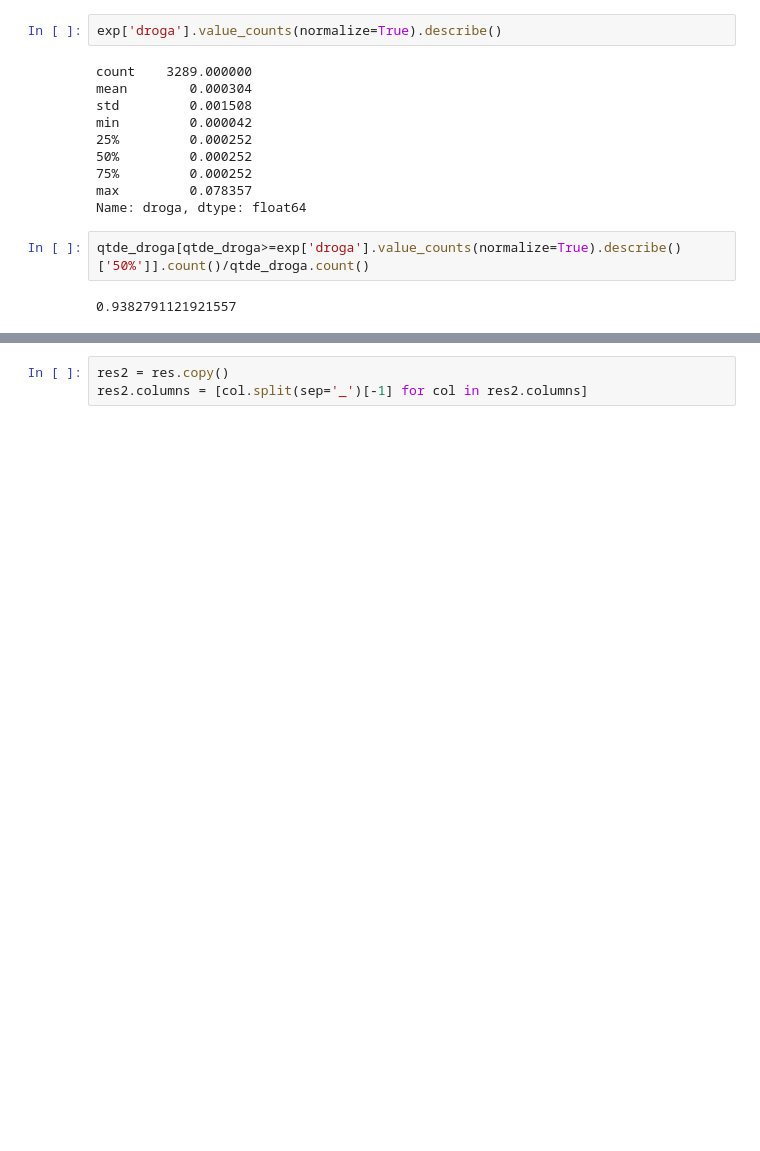
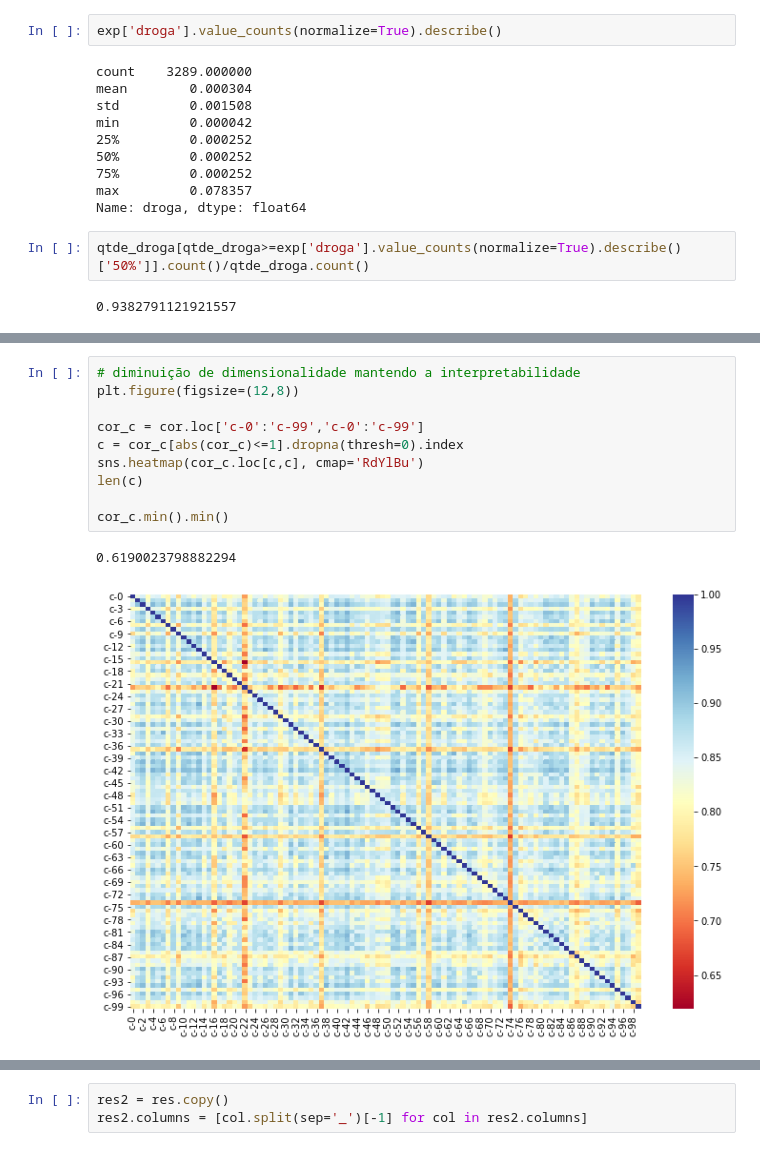
Before and after one commit to SrBisco/imersao-dados-desafio-final, a Jupyter notebook: Notebooks/primeira_analise.ipynb, the cells around one changed output, grey strips where cells are left out. Cells and saved outputs as stored; diff of their text form; blank space fills up the shorter version.

```diff
--- a/Notebooks/primeira_analise.ipynb
+++ b/Notebooks/primeira_analise.ipynb
@@ -94,0 +123,13 @@ qtde_droga[qtde_droga>=exp['droga'].value_counts(normalize=True).describe()['50%
+# %%
+# diminuição de dimensionalidade mantendo a interpretabilidade
+plt.figure(figsize=(12,8))
+
+cor_c = cor.loc['c-0':'c-99','c-0':'c-99']
+c = cor_c[abs(cor_c)<=1].dropna(thresh=0).index
+sns.heatmap(cor_c.loc[c,c], cmap='RdYlBu')
+len(c)
+
+cor_c.min().min()
+# %% [output]
+0.6190023798882294
+[figure, added]
```
Also changed, not shown: parts of 23 cells of this notebook.
